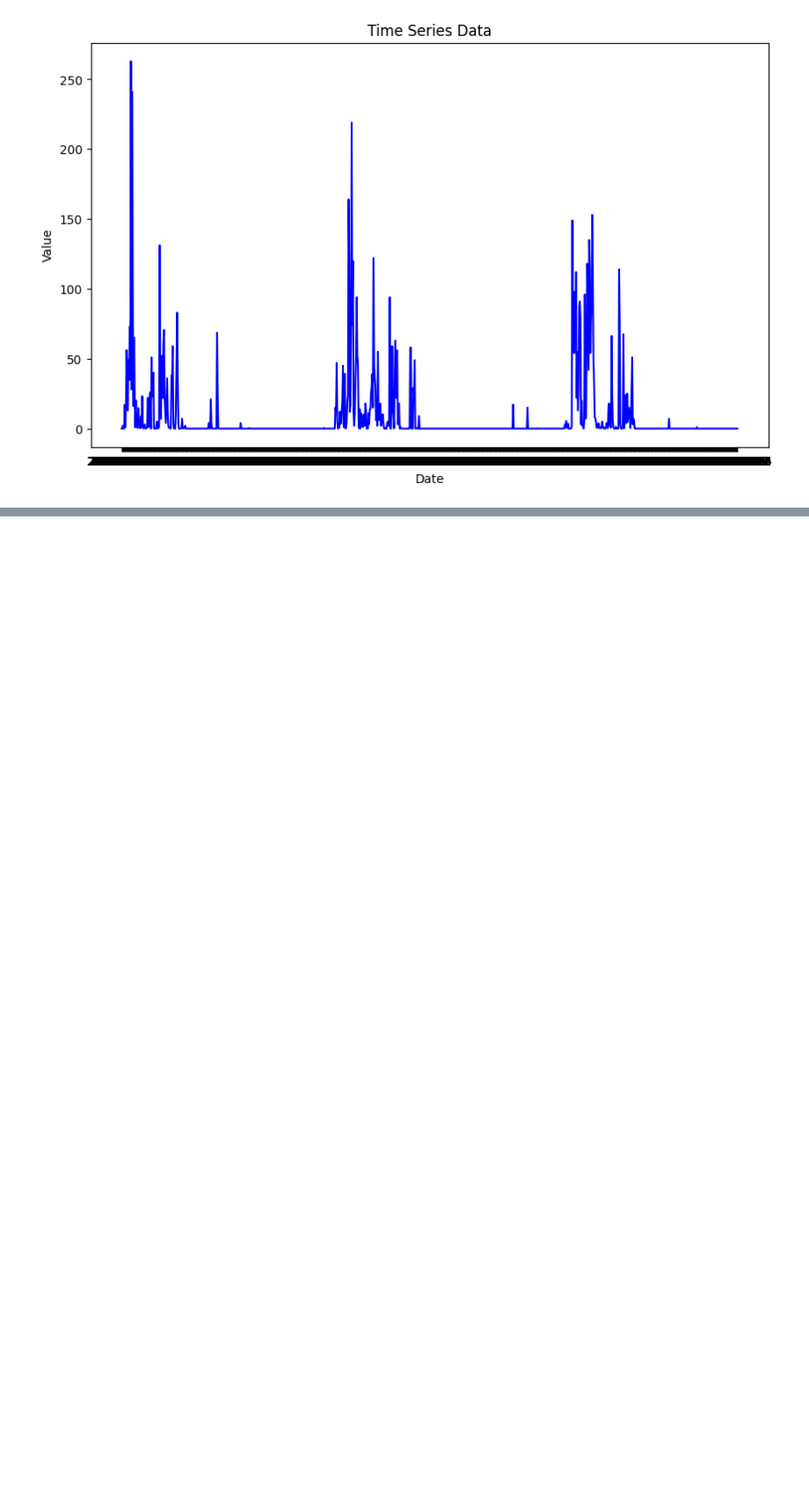
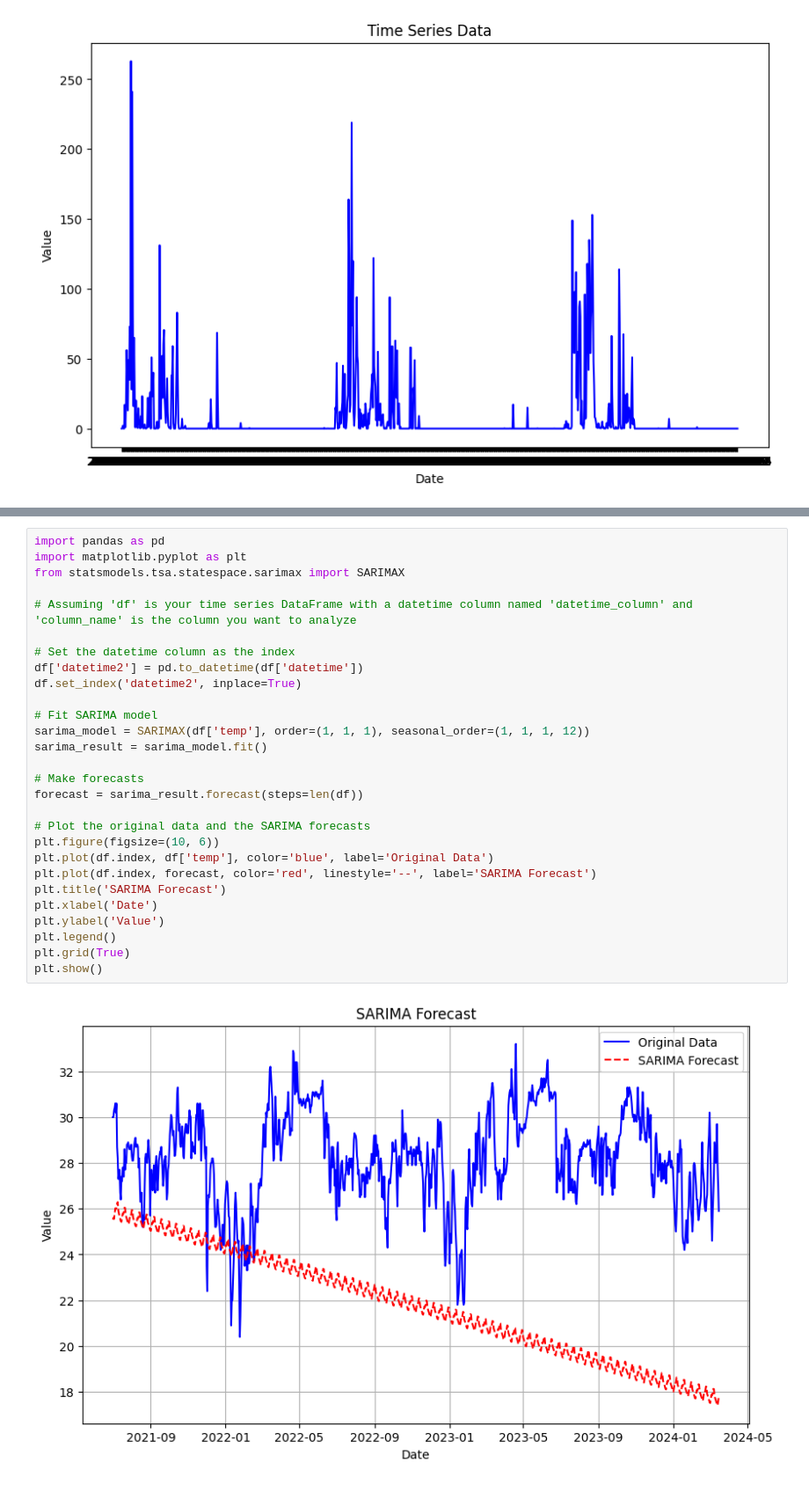
Before and after one commit to AadilShah786/weather-ml, a Jupyter notebook: aadil/main2.ipynb, the cells around one changed output, grey strips where cells are left out. Shown at 88% size. Saved outputs shown, nothing was run; the diff lists cells and outputs as text; blank space fills up the shorter version.

```diff
--- a/aadil/main2.ipynb
+++ b/aadil/main2.ipynb
@@ -262,0 +266,30 @@ print("Root Mean Squared Error (RMSE):", rmse)
+# %%
+import pandas as pd
+import matplotlib.pyplot as plt
+from statsmodels.tsa.statespace.sarimax import SARIMAX
+
+# Assuming 'df' is your time series DataFrame with a datetime column named 'datetime_column' and 'column_name' is the column you want to analyze
+
+# Set the datetime column as the index
+df['datetime2'] = pd.to_datetime(df['datetime'])
+df.set_index('datetime2', inplace=True)
+
+# Fit SARIMA model
+sarima_model = SARIMAX(df['temp'], order=(1, 1, 1), seasonal_order=(1, 1, 1, 12))
+sarima_result = sarima_model.fit()
+
+# Make forecasts
+forecast = sarima_result.forecast(steps=len(df))
+
+# Plot the original data and the SARIMA forecasts
+plt.figure(figsize=(10, 6))
+plt.plot(df.index, df['temp'], color='blue', label='Original Data')
+plt.plot(df.index, forecast, color='red', linestyle='--', label='SARIMA Forecast')
+plt.title('SARIMA Forecast')
+plt.xlabel('Date')
+plt.ylabel('Value')
+plt.legend()
+plt.grid(True)
+plt.show()
+# %% [output]
+[figure, added]
```
Also changed, not shown: parts of 5 cells of this notebook.
